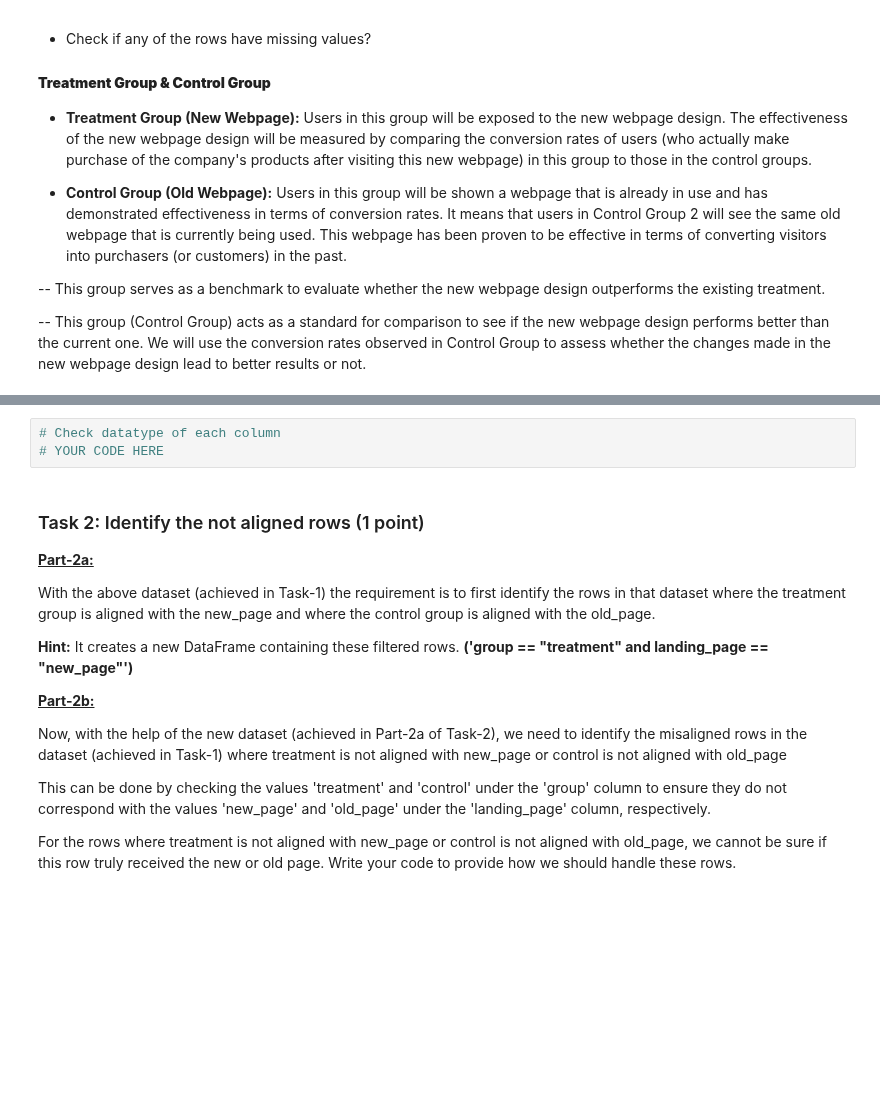
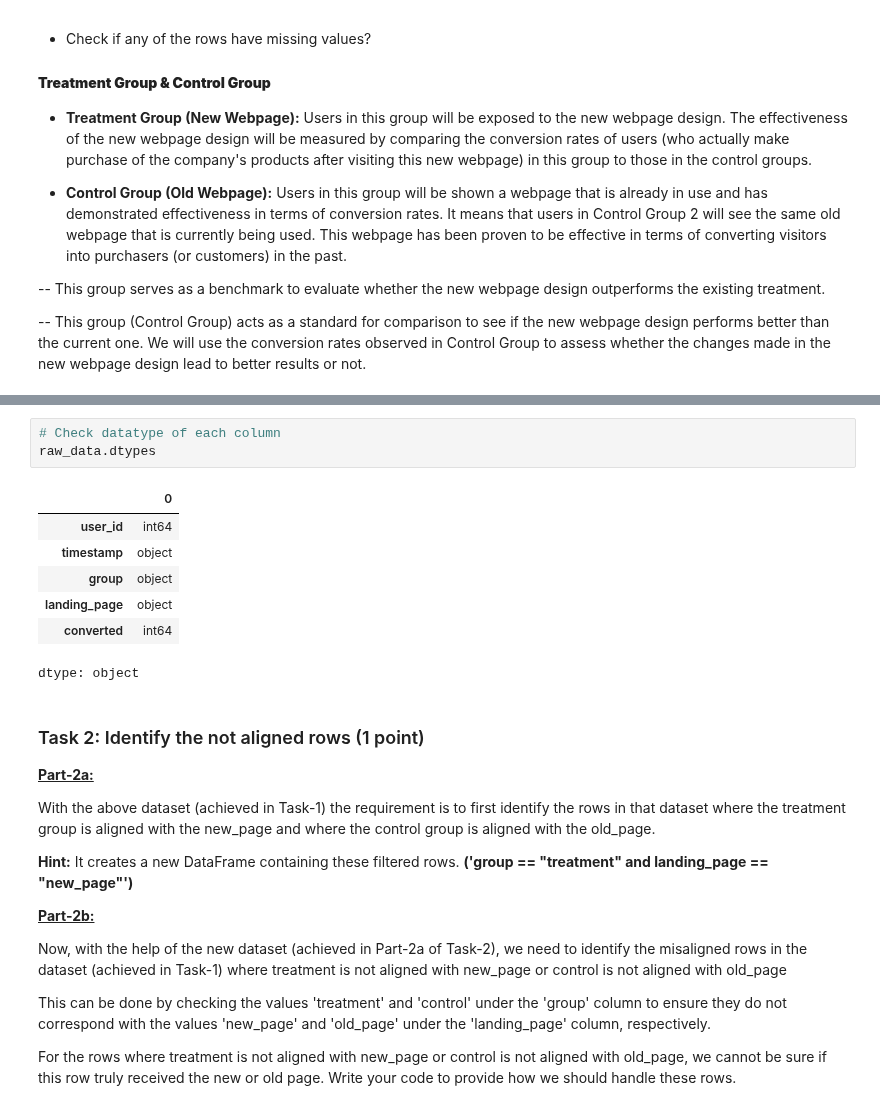
Before and after one commit to rajiv-ranjan/cds-mini-projects, a Jupyter notebook: M1_MP1_NB_Hypothesis_Testing.ipynb, the cells around one changed output, grey strips where cells are left out. Drawn from its saved outputs; the diff is of its cells as text; blank space fills up the shorter version.

```diff
--- a/M1_MP1_NB_Hypothesis_Testing.ipynb
+++ b/M1_MP1_NB_Hypothesis_Testing.ipynb
@@ -143,6 +166,14 @@ df.query('converted == 1')['converted'].count() / df.shape[0]
 # %%
 # Check datatype of each column
-# YOUR CODE HERE
+raw_data.dtypes
+# %% [output]
+|  | 0 |
+| user_id | int64 |
+| timestamp | object |
+| group | object |
+| landing_page | object |
+| converted | int64 |
+dtype: object
 # %% [markdown]
 ### Task 2: Identify the not aligned rows (1 point)
 
```
Also changed, not shown: parts of 26 cells of this notebook.
